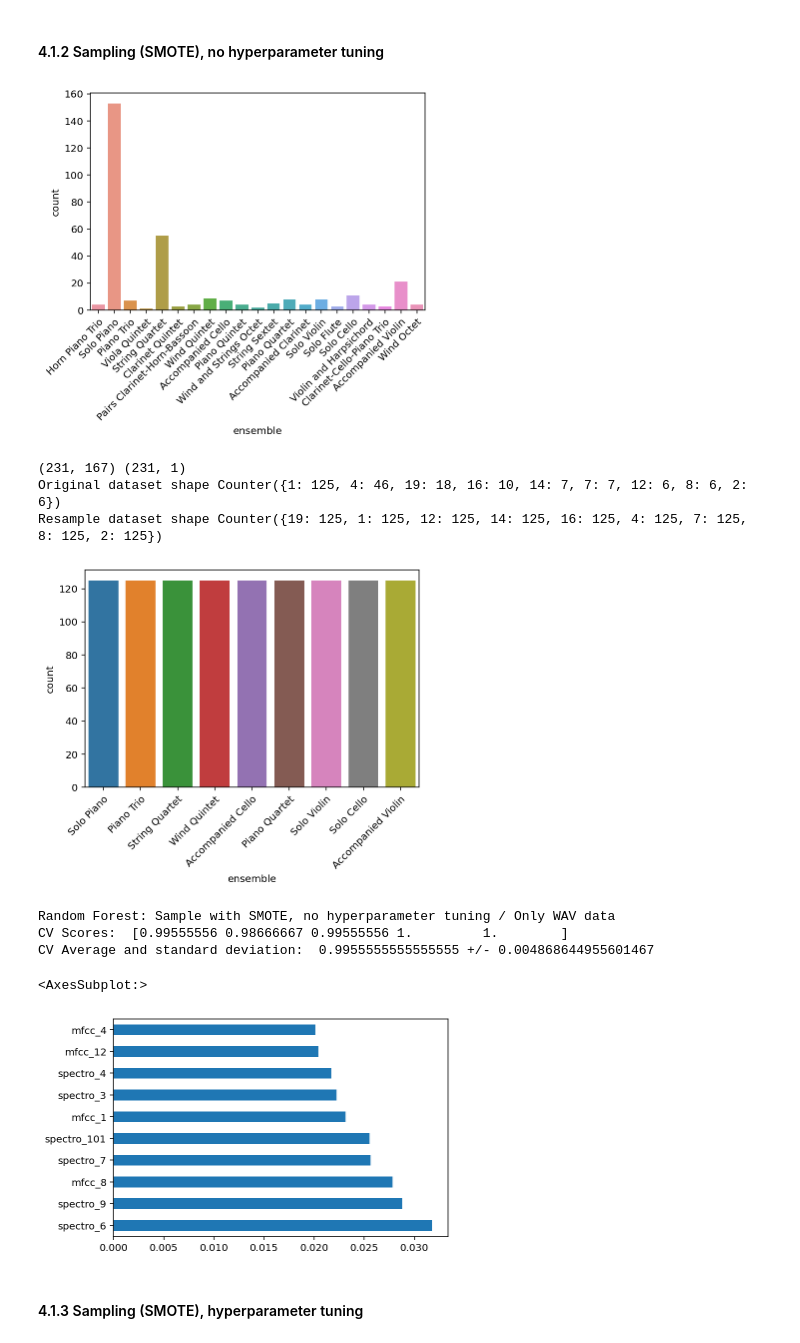
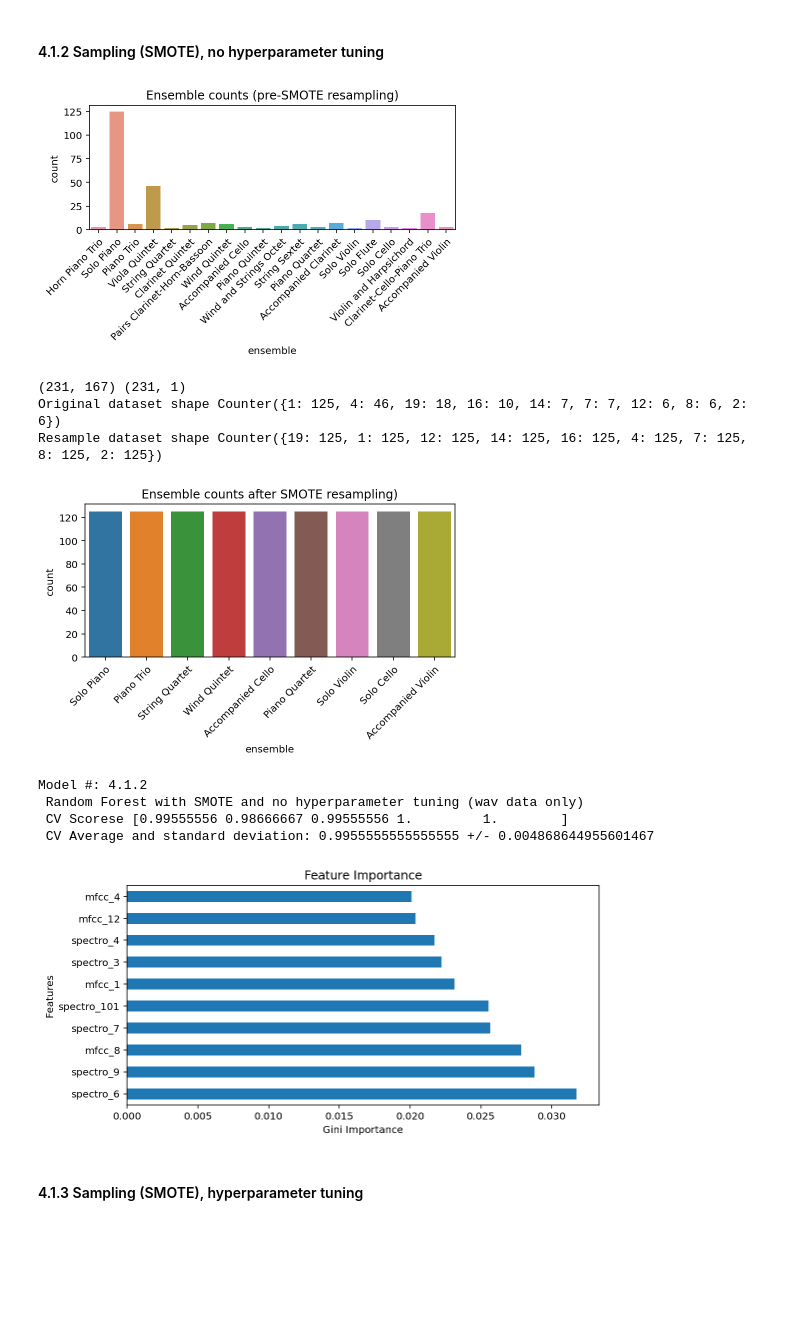
Before and after one commit to dfristau/ristau_berton_huang_meneses_w207_final_project, a Jupyter notebook: scripts/Model Consolidation.ipynb, the cells around one changed output. Saved outputs shown, nothing was run; the diff lists cells and outputs as text; code cells hidden in the pictures; blank space fills up the shorter version.

```diff
--- a/scripts/Model Consolidation.ipynb
+++ b/scripts/Model Consolidation.ipynb
@@ -397,8 +488,10 @@ CV Average and standard deviation:  0.8253991291727141 +/- 0.0489382681428624
 # %% [markdown]
 #### 4.1.2 Sampling (SMOTE), no hyperparameter tuning
 # %%
+# todo: I think we need to re-import the data for this cell, if this is run multiple times then y_train_w gets overwritten
+y_train_w = pd.read_csv('../data/y_train_w.csv',index_col = 0)
 # Visualize the target variable
-g = sns.countplot(merged_train_data_w['ensemble'])
+g = sns.countplot(y_train_w['ensemble'])
 g.set_xticklabels(['Horn Piano Trio',
 'Solo Piano',
 'Piano Trio',
@@ -418,8 +511,10 @@ g.set_xticklabels(['Horn Piano Trio',
 'Solo Cello',
 'Violin and Harpsichord',
 'Clarinet-Cello-Piano Trio',
-'Accompanied Violin',
-'Wind Octet'],rotation_mode='anchor',rotation=45, ha='right')
+'Accompanied Violin'],rotation_mode='anchor',rotation=45, ha='right')
+plt.title('Ensemble counts (pre-SMOTE resampling)')
+plt.tight_layout()
+plt.savefig('../output/plots/4.1.2 Pre-SMOTE Sample Counts.png')
 plt.show()
 
 #Drop any ensemble types with counts below 6. This because Expected n_neighbors <= n_samples,
@@ -439,49 +534,62 @@ print(X_train_w.shape, y_train_w.shape)
 # Fit and apply the transform
 X_SMOTE_w, y_SMOTE_w = SMOTE(random_state=101).fit_resample(X_train_w, y_train_w)
 
 print('Original dataset shape', Counter(y_train_w.values.ravel()))
 print('Resample dataset shape', Counter(y_SMOTE_w.values.ravel()))
 
 # Visualize the target variable
 g = sns.countplot(y_SMOTE_w['ensemble'])
 g.set_xticklabels([
 'Solo Piano',
 'Piano Trio',
 'String Quartet',
 'Wind Quintet',
 'Accompanied Cello',
 'Piano Quartet',
 'Solo Violin',
 'Solo Cello',
 'Accompanied Violin'],rotation_mode='anchor',rotation=45, ha='right')
+plt.title('Ensemble counts after SMOTE resampling)')
+plt.tight_layout()
+plt.savefig('../output/plots/4.1.2 Post-SMOTE Sample Counts.png')
 plt.show()
 
 from sklearn.ensemble import RandomForestClassifier
 rf = RandomForestClassifier(random_state=1)
 rf.fit(X_SMOTE_w, y_SMOTE_w)
 scores = cross_val_score(estimator = rf, X=X_SMOTE_w, y=y_SMOTE_w, cv=5, n_jobs=1)
-print('Random Forest: Sample with SMOTE, no hyperparameter tuning / Only WAV data')
-print('CV Scores: ', scores)
-print('CV Average and standard deviation: ', np.mean(scores), '+/-', np.std(scores))
-
+output_file = open('../output/output_file', 'a')
+model_no = 'Model #: 4.1.2\n'
+model_type = 'Random Forest with SMOTE and no hyperparameter tuning (wav data only)\n'
+model_scores = f'CV Scorese {scores}\n'
+model_avg_std = f'CV Average and standard deviation: {np.mean(scores)} +/- {np.std(scores)}\n'
+output_file.writelines([model_no, model_type, model_scores, model_avg_std])
+output_file.close()
+print(model_no, model_type, model_scores, model_avg_std)
 #Default parameters:
     #n_estimatorsint, default=100
     #max_features{“auto”, “sqrt”, “log2”}, int or float, default=”auto”
     #min_samples_splitint or float, default=2
-
+fig, ax = plt.subplots(figsize=(8,4))
 feat_importances = pd.Series(rf.feature_importances_, index=X_SMOTE_w.columns)
-feat_importances.nlargest(10).plot(kind='barh')
+ax = feat_importances.nlargest(10).plot(kind='barh')
+ax.set_xlabel('Gini Importance')
+ax.set_ylabel('Features')
+ax.set_title('Feature Importance')
+plt.tight_layout()
+plt.savefig('../output/plots/4.1.2 Feature Importance.png')
+plt.show()
 # %% [output]
-[figure, old version]
+[figure, new version]
 (231, 167) (231, 1)
 Original dataset shape Counter({1: 125, 4: 46, 19: 18, 16: 10, 14: 7, 7: 7, 12: 6, 8: 6, 2: 6})
 Resample dataset shape Counter({19: 125, 1: 125, 12: 125, 14: 125, 16: 125, 4: 125, 7: 125, 8: 125, 2: 125})
-[figure, old version]
+[figure, new version]
-Random Forest: Sample with SMOTE, no hyperparameter tuning / Only WAV data
-CV Scores:  [0.99555556 0.98666667 0.99555556 1.         1.        ]
-CV Average and standard deviation:  0.9955555555555555 +/- 0.004868644955601467
+Model #: 4.1.2
+ Random Forest with SMOTE and no hyperparameter tuning (wav data only)
+ CV Scorese [0.99555556 0.98666667 0.99555556 1.         1.        ]
+ CV Average and standard deviation: 0.9955555555555555 +/- 0.004868644955601467
-<AxesSubplot:>
-[figure, old version]
+[figure, new version]
 # %% [markdown]
 #### 4.1.3 Sampling (SMOTE), hyperparameter tuning
 # %%
```
Also changed, not shown: parts of 37 cells of this notebook.
